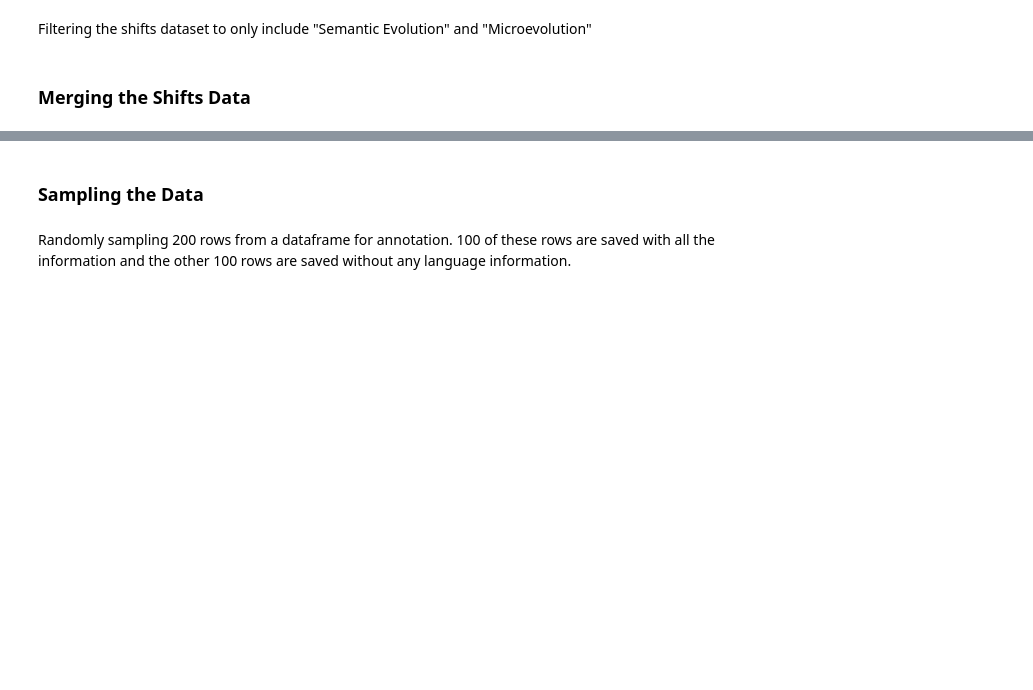
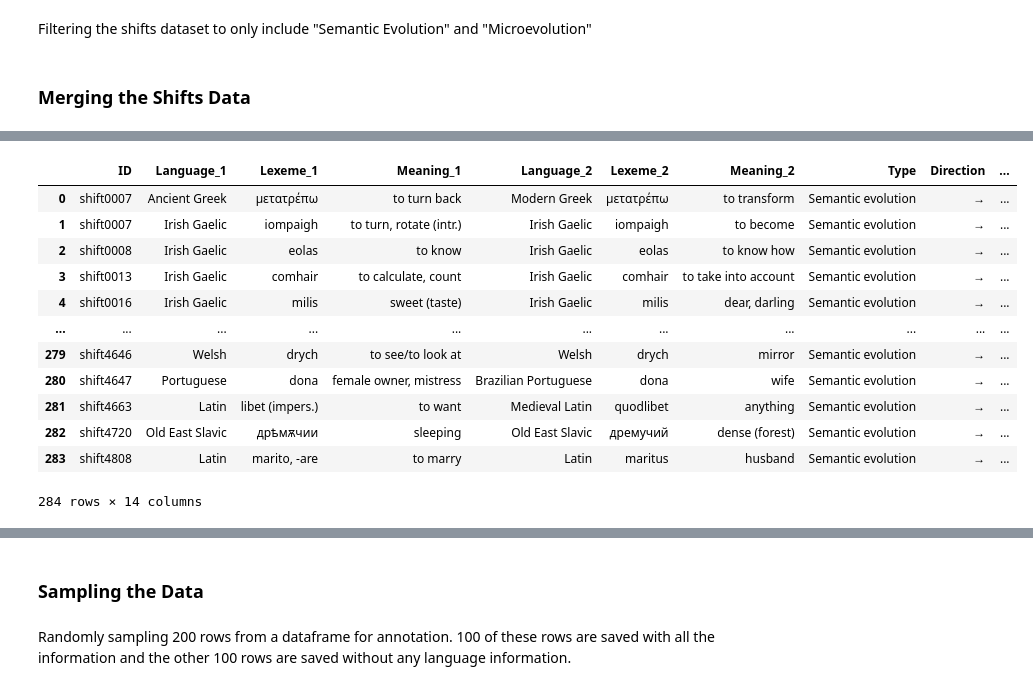
Before and after one commit to ecesuurker/DatSemShift_Scraper, a Jupyter notebook: DatasetConstruction.ipynb, the cells around one changed output, grey strips where cells are left out. Drawn from its saved outputs; the diff is of its cells as text; code cells hidden in the pictures; blank space fills up the shorter version.

Commit message:
All realizations of a shift is placed inside the same row

```diff
--- a/DatasetConstruction.ipynb
+++ b/DatasetConstruction.ipynb
@@ -8,7 +8,7 @@ import random
 # %% [markdown]
 Filtering the shifts dataset to only include "Semantic Evolution" and "Microevolution"
 # %%
-data = pd.read_csv('Shifts.csv')
+data = pd.read_csv('DatSemShift.csv')
 
 SC_data = data[(data['Type'] == ' Semantic evolution') | (data['Type'] == ' Microevolution')]
 # %% [markdown]
@@ -35,0 +46,22 @@ merged_reordered.to_csv('MergedShifts.csv')
+# %%
+#To not to lose any info related to the realizations of the shifts, encoding info into the same row
+merged['Lexemes_1'] = merged['Language_1'] + ': [' + merged['Lexeme_1'] + ']'
+merged['Meanings_1'] = merged['Lexeme_1'] + ': [' + merged['Meaning_1'] + ']'
+merged['Languages_2'] = merged['Language_1'] + ': [' + merged['Language_2'] + ']'
+merged['Lexemes_2'] = merged['Lexeme_1'] + ': [' + merged['Lexeme_2'] + ']'
+merged['Meanings_2'] = merged['Lexeme_2'] + ': [' + merged['Meaning_2'] + ']'
+merged
+# %% [output]
+|  | ID | Language_1 | Lexeme_1 | Meaning_1 | Language_2 | Lexeme_2 | Meaning_2 | Type | Direction | ... |
+| 0 | shift0007 | Ancient Greek | μετατρέπω | to turn back | Modern Greek | μετατρέπω | to transform | Semantic evolution | → | ... |
+| 1 | shift0007 | Irish Gaelic | iompaigh | to turn, rotate (intr.) | Irish Gaelic | iompaigh | to become | Semantic evolution | → | ... |
+| 2 | shift0008 | Irish Gaelic | eolas | to know | Irish Gaelic | eolas | to know how | Semantic evolution | → | ... |
+| 3 | shift0013 | Irish Gaelic | comhair | to calculate, count | Irish Gaelic | comhair | to take into account | Semantic evolution | → | ... |
+| 4 | shift0016 | Irish Gaelic | milis | sweet (taste) | Irish Gaelic | milis | dear, darling | Semantic evolution | → | ... |
+| ... | ... | ... | ... | ... | ... | ... | ... | ... | ... | ... |
+| 279 | shift4646 | Welsh | drych | to see/to look at | Welsh | drych | mirror | Semantic evolution | → | ... |
+| 280 | shift4647 | Portuguese | dona | female owner, mistress | Brazilian Portuguese | dona | wife | Semantic evolution | → | ... |
+| 281 | shift4663 | Latin | libet (impers.) | to want | Medieval Latin | quodlibet | anything | Semantic evolution | → | ... |
+| 282 | shift4720 | Old East Slavic | дрѣмѫчии | sleeping | Old East Slavic | дремучий | dense (forest) | Semantic evolution | → | ... |
+| 283 | shift4808 | Latin | marito, -are | to marry | Latin | maritus | husband | Semantic evolution | → | ... |
+284 rows × 14 columns
```
Also changed, not shown: parts of 6 cells of this notebook, 3 other files.
